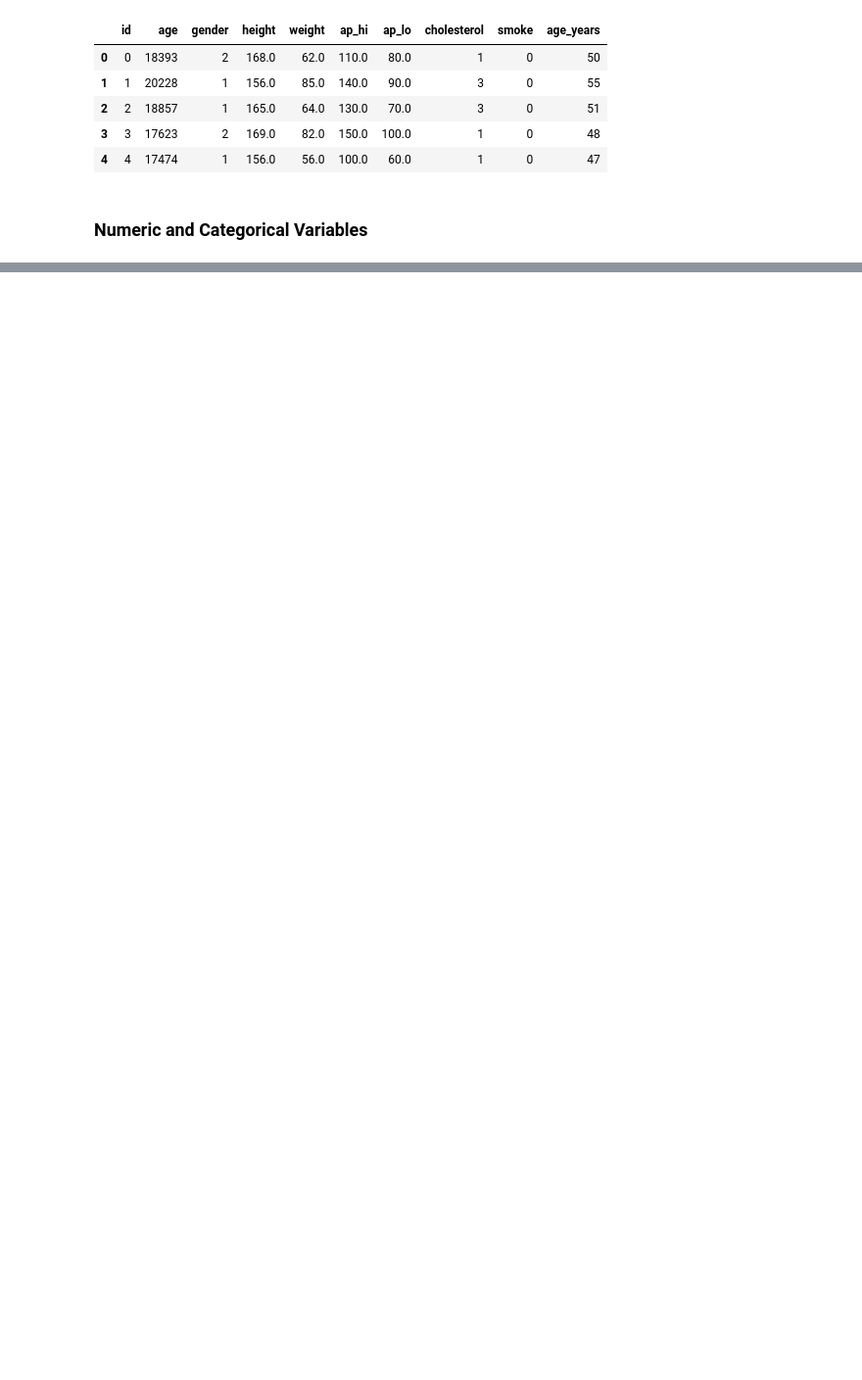
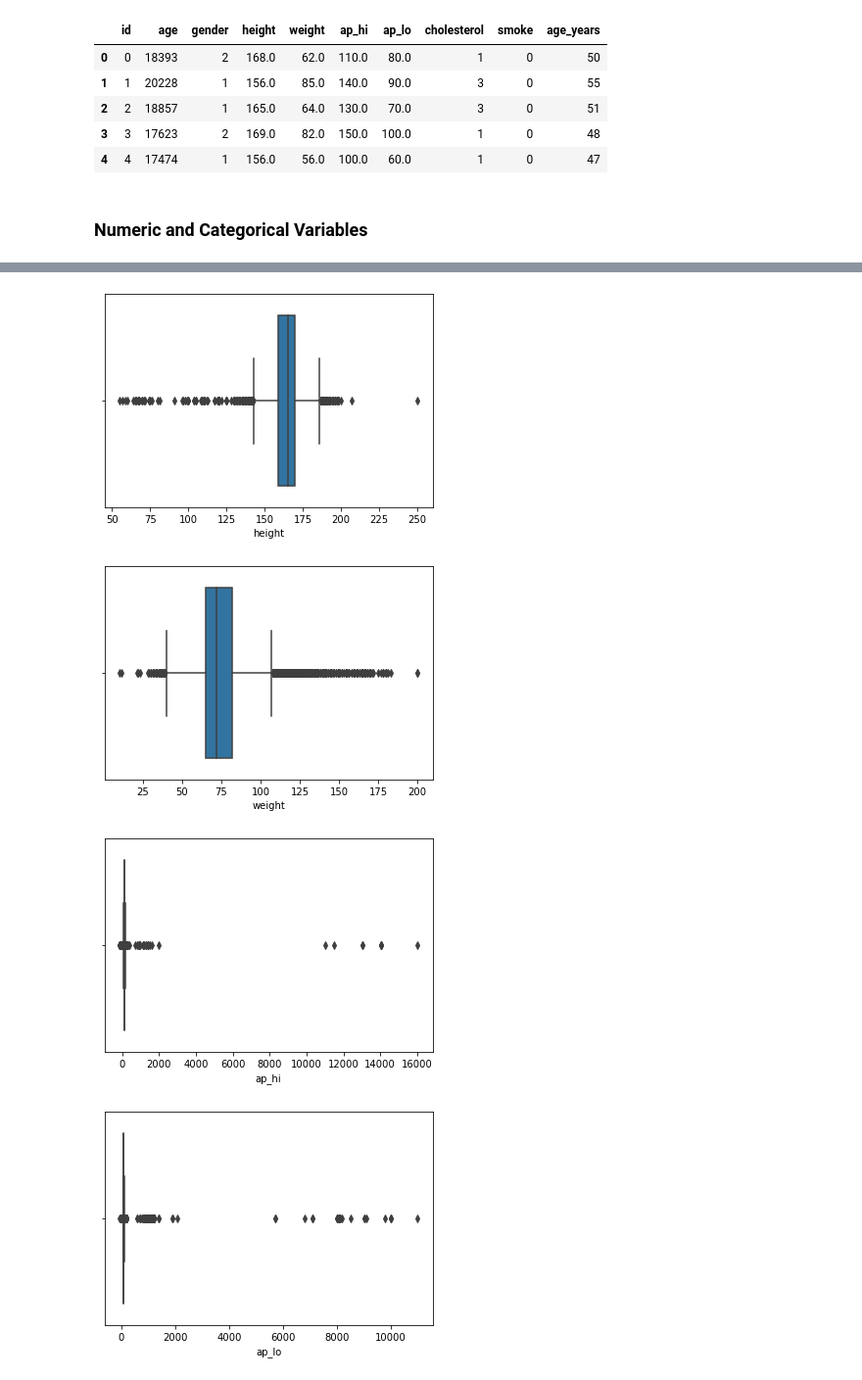
Before and after one commit to caiocvelasco/health-data-analysis, a Jupyter notebook: cardio-data-analysis-project.ipynb, the cells around one changed output, grey strips where cells are left out. Shown at 98% size. Saved outputs shown, nothing was run; the diff lists cells and outputs as text; code cells hidden in the pictures; blank space fills up the shorter version.

```diff
--- a/cardio-data-analysis-project.ipynb
+++ b/cardio-data-analysis-project.ipynb
@@ -402,0 +439,8 @@ ind_data.sample(5)
+# %%
+# Boxplots
+box_plot(cont_data)
+# %% [output]
+[figure, added]
+[figure, added]
+[figure, added]
+[figure, added]
```
Also changed, not shown: parts of 20 cells of this notebook.
